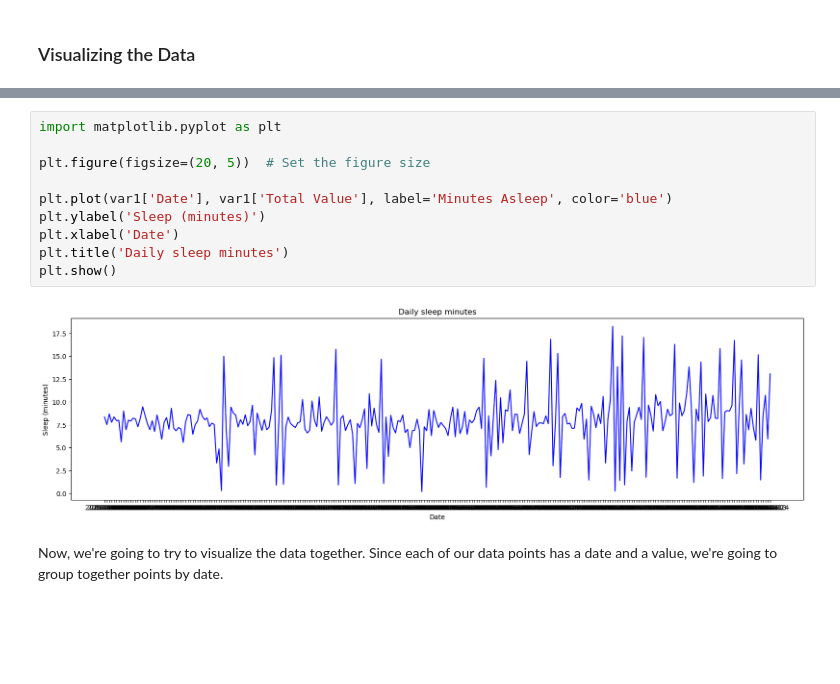
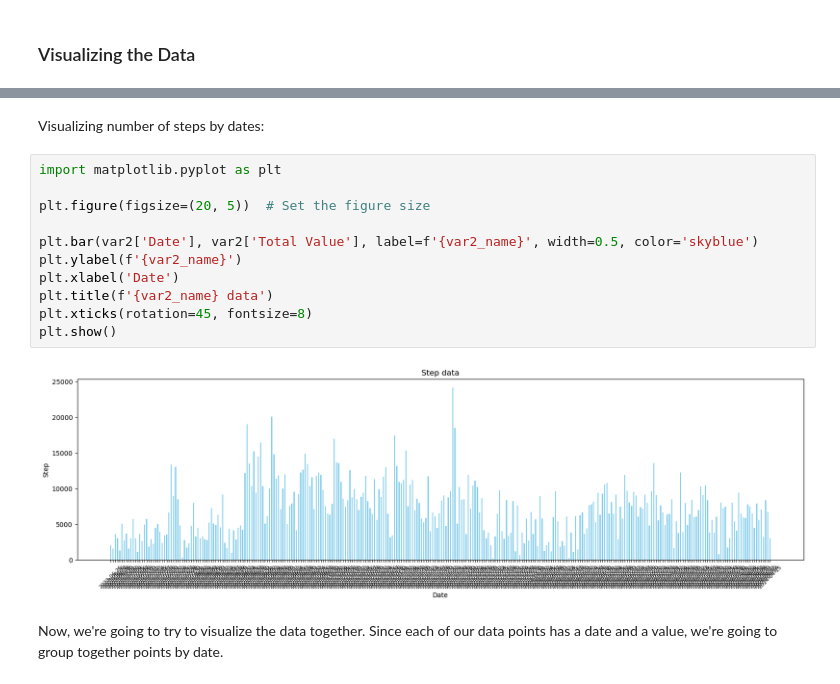
Before and after one commit to skaliappan97/rlo879, a Jupyter notebook: Untitled1.ipynb, the cells around one changed output, grey strips where cells are left out. Cells and saved outputs as stored; diff of their text form; blank space fills up the shorter version.

```diff
--- a/Untitled1.ipynb
+++ b/Untitled1.ipynb
@@ -118,15 +169,18 @@ A subset of Step data:
+# %% [markdown]
+Visualizing number of steps by dates:
 # %%
 import matplotlib.pyplot as plt
 
 plt.figure(figsize=(20, 5))  # Set the figure size
 
-plt.plot(var1['Date'], var1['Total Value'], label='Minutes Asleep', color='blue')
-plt.ylabel('Sleep (minutes)')
+plt.bar(var2['Date'], var2['Total Value'], label=f'{var2_name}', width=0.5, color='skyblue')
+plt.ylabel(f'{var2_name}')
 plt.xlabel('Date')
-plt.title('Daily sleep minutes')
+plt.title(f'{var2_name} data')
+plt.xticks(rotation=45, fontsize=8)
 plt.show()
 # %% [output]
-[figure, old version]
+[figure, new version]
 # %% [markdown]
 Now, we're going to try to visualize the data together. Since each of our data points has a date and a value, we're going to group together points by date.
 # %%
```
Also changed, not shown: parts of 61 cells of this notebook.
